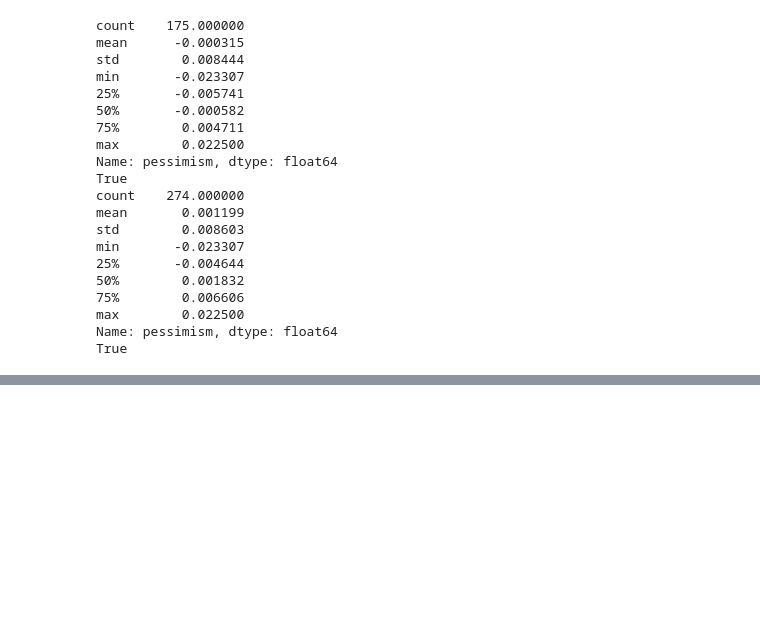
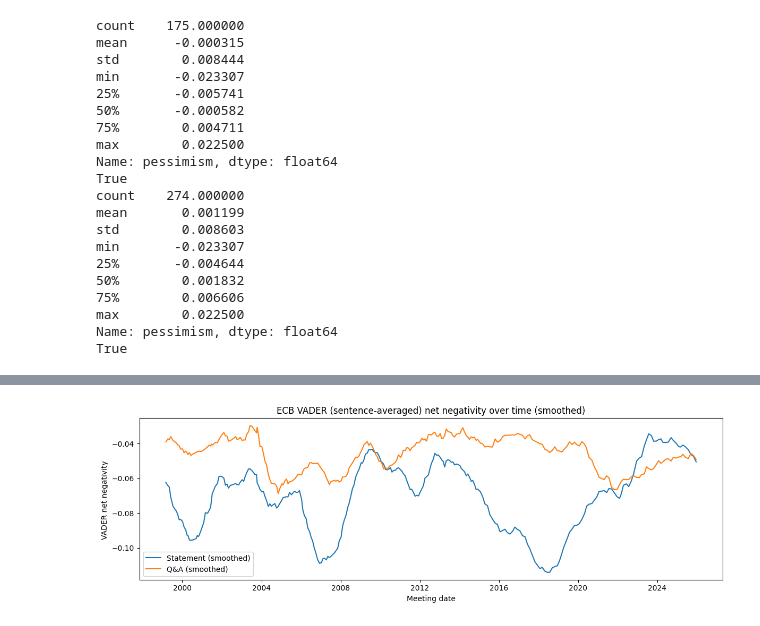
Before and after one commit to Katpst/ECB-similarity-project, a Jupyter notebook: Data_Science.ipynb, the cells around one changed output, grey strips where cells are left out. Cells and saved outputs as stored; diff of their text form; code cells hidden in the pictures; blank space fills up the shorter version.

```diff
--- a/Data_Science.ipynb
+++ b/Data_Science.ipynb
@@ -989,0 +1006,5 @@ True
+# %%
+# analyzer to the statement text 0 in the df to extract scores just to have an idea
+analyzer = SentimentIntensityAnalyzer()
+text0 = df.loc[0, "statement_text_clean"]
+analyzer.polarity_scores(text0)
@@ -989,0 +1015,11 @@ True
+# %%
+# now to the whole column
+
+# Modify this line to return the full dictionary of scores that vader develop
+stmt_scores = df["statement_text_clean"].apply(lambda x: analyzer.polarity_scores(x))
+# Convert the Series of dictionaries into a DataFrame with columns for each score
+stmp_scores_df = pd.DataFrame(list(stmt_scores)).add_prefix("vader_stmt_")
+
+df = pd.concat([df.reset_index(drop=True), stmp_scores_df.reset_index(drop=True)], axis=1)
+#now we have the og df with our 4 new score= neg,pos,neut,and compound
+df[["meeting_date","vader_stmt_neg","vader_stmt_neu","vader_stmt_pos","vader_stmt_compound"]].head()
@@ -989,0 +1049,5 @@ True
+# %%
+qa_scores = df["qa_text_clean"].apply(lambda x: analyzer.polarity_scores(x))
+qa_scores_df = pd.DataFrame(list(qa_scores)).add_prefix("vader_qa_")
+df = pd.concat([df.reset_index(drop=True), qa_scores_df.reset_index(drop=True)], axis=1)
+df["vader_qa_compound"].describe()
@@ -989,0 +1154,26 @@ True
+# %%
+# graph to see statement and q&a negative behaviour over time
+
+df_plot = df.copy()
+df_plot["meeting_date"] = pd.to_datetime(df_plot["meeting_date"])
+df_plot = df_plot.sort_values("meeting_date")
+window = 12
+
+df_plot["stmt_netneg_ma"] = df_plot["vader_stmt_netneg"].rolling(window, min_periods=3).mean()
+df_plot["qa_netneg_ma"]   = df_plot["vader_qa_netneg"].rolling(window, min_periods=3).mean()
+
+plt.figure(figsize=(12,4))
+
+# Smoothed series
+plt.plot(df_plot["meeting_date"], df_plot["stmt_netneg_ma"], label="Statement (smoothed)")
+plt.plot(df_plot["meeting_date"], df_plot["qa_netneg_ma"], label="Q&A (smoothed)")
+
+plt.title("ECB VADER (sentence-averaged) net negativity over time (smoothed)")
+plt.xlabel("Meeting date")
+plt.ylabel("VADER net negativity ") # (neg_avg - pos_avg)
+plt.legend()
+plt.tight_layout()
+plt.show()
+#statements tend to be more positive (lower netneg) on average
+# %% [output]
+[figure, added]
```
Also changed, not shown: parts of 44 cells of this notebook.
